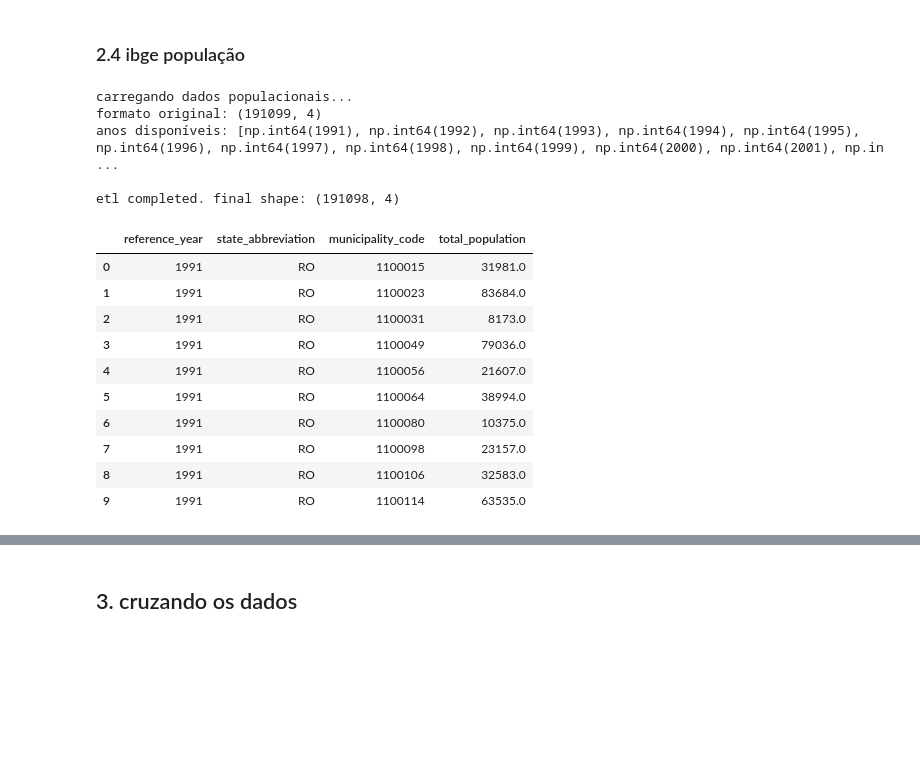
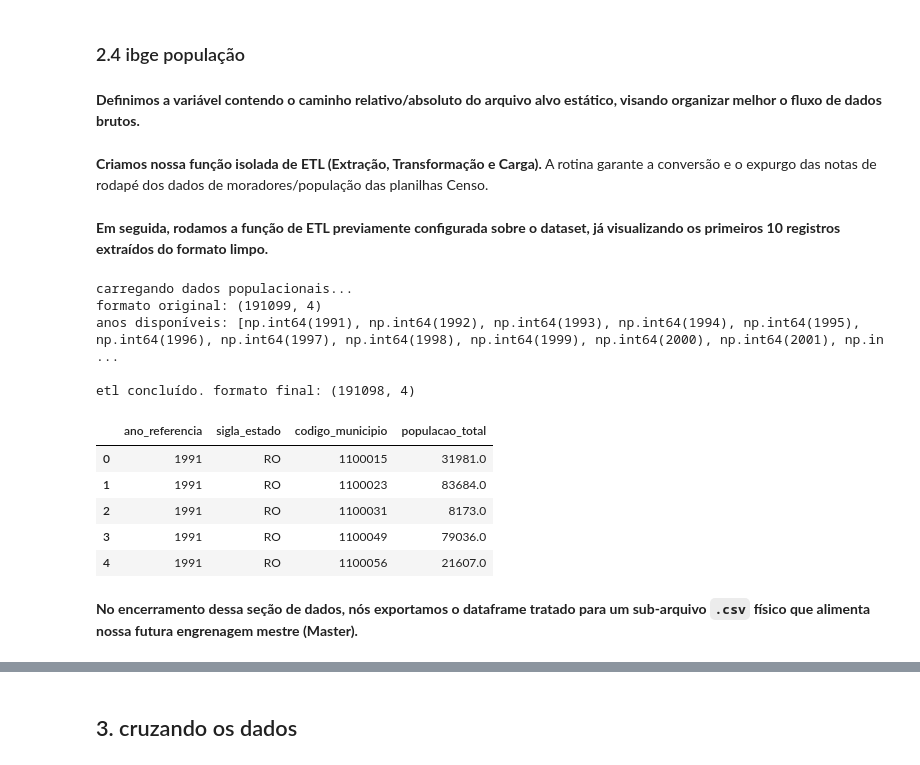
Before and after one commit to Raimundoivy/pad_avaliacao_02, a Jupyter notebook: notebooks/pad_avaliacao_02.ipynb, the cells around one changed output, grey strips where cells are left out. Saved outputs shown, nothing was run; the diff lists cells and outputs as text; code cells hidden in the pictures; blank space fills up the shorter version.

```diff
--- a/notebooks/pad_avaliacao_02.ipynb
+++ b/notebooks/pad_avaliacao_02.ipynb
@@ -367,7 +394,12 @@ done!
 # %% [markdown]
 ### 2.4 ibge população
+# %% [markdown]
+**Definimos a variável contendo o caminho relativo/absoluto do arquivo alvo estático, visando organizar melhor o fluxo de dados brutos.**
 # %%
 caminho_arquivo_entrada = '/home/raimundoivy/Documents/pad_avaliação_02/dados/br_ibge_populacao_municipio.csv'
+# %% [markdown]
+**Criamos nossa função isolada de ETL (Extração, Transformação e Carga).**
+A rotina garante a conversão e o expurgo das notas de rodapé dos dados de moradores/população das planilhas Censo.
 # %%
 def extrair_transformar_carregar_populacao(caminho_arquivo_entrada):
     print("carregando dados populacionais...")
@@ -390,27 +422,26 @@ def extrair_transformar_carregar_populacao(caminho_arquivo_entrada):
     dataframe['codigo_municipio'] = dataframe['codigo_municipio'].astype(int)
 
     return dataframe
+# %% [markdown]
+**Em seguida, rodamos a função de ETL previamente configurada sobre o dataset, já visualizando os primeiros 10 registros extraídos do formato limpo.**
 # %%
 dataframe_populacao_final = extrair_transformar_carregar_populacao(caminho_arquivo_entrada)
 print(f"\netl concluído. formato final: {dataframe_populacao_final.shape}")
-display(dataframe_populacao_final.head(10))
+display(dataframe_populacao_final.head())
 # %% [output]
 carregando dados populacionais...
 formato original: (191099, 4)
 anos disponíveis: [np.int64(1991), np.int64(1992), np.int64(1993), np.int64(1994), np.int64(1995), np.int64(1996), np.int64(1997), np.int64(1998), np.int64(1999), np.int64(2000), np.int64(2001), np.in ...
 
-etl completed. final shape: (191098, 4)
+etl concluído. formato final: (191098, 4)
-|  | reference_year | state_abbreviation | municipality_code | total_population |
+|  | ano_referencia | sigla_estado | codigo_municipio | populacao_total |
 | 0 | 1991 | RO | 1100015 | 31981.0 |
 | 1 | 1991 | RO | 1100023 | 83684.0 |
 | 2 | 1991 | RO | 1100031 | 8173.0 |
 | 3 | 1991 | RO | 1100049 | 79036.0 |
 | 4 | 1991 | RO | 1100056 | 21607.0 |
-| 5 | 1991 | RO | 1100064 | 38994.0 |
-| 6 | 1991 | RO | 1100080 | 10375.0 |
-| 7 | 1991 | RO | 1100098 | 23157.0 |
-| 8 | 1991 | RO | 1100106 | 32583.0 |
-| 9 | 1991 | RO | 1100114 | 63535.0 |
+# %% [markdown]
+**No encerramento dessa seção de dados, nós exportamos o dataframe tratado para um sub-arquivo `.csv` físico que alimenta nossa futura engrenagem mestre (Master).**
 # %%
 # salvar saída
 caminho_arquivo_csv_saida = '/home/raimundoivy/Documents/pad_avaliação_02/dados/br_ibge_populacao_municipio_cleaned.csv'
```
Also changed, not shown: parts of 49 cells of this notebook.
